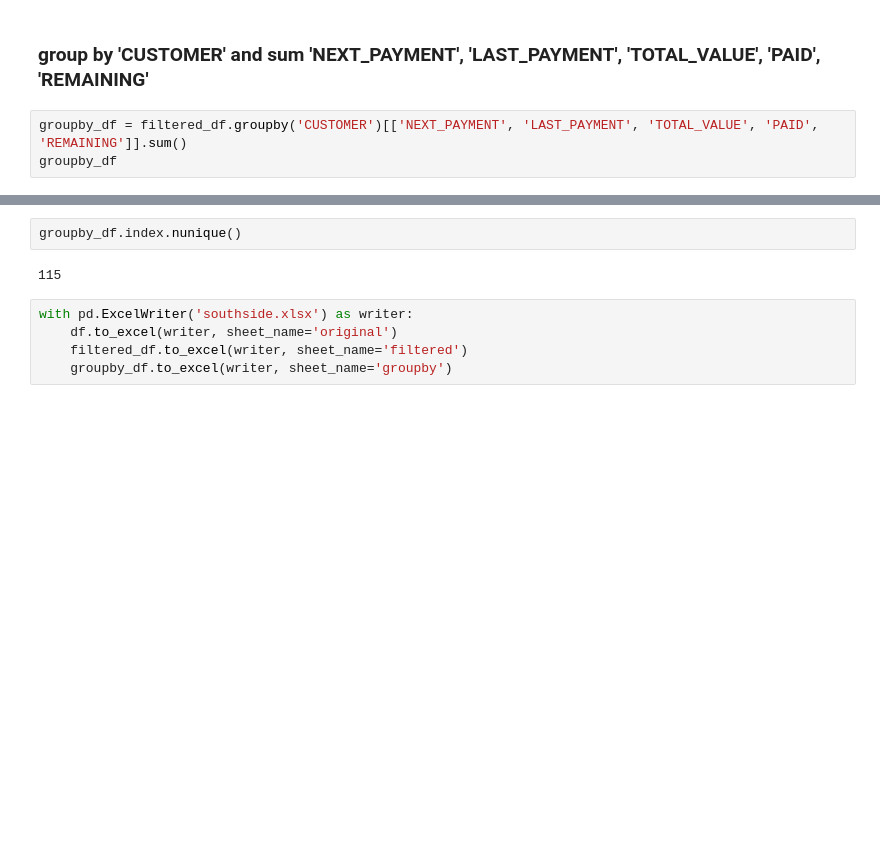
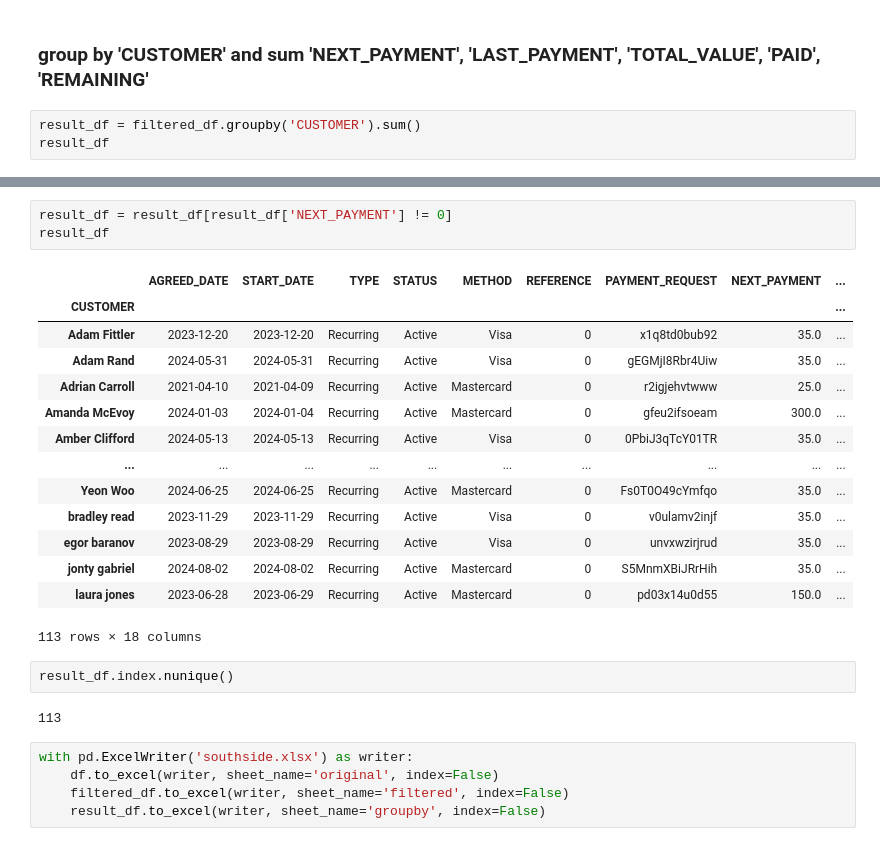
Before and after one commit to mkingopng/ZeroW, a Jupyter notebook: src/southside_membership_analysis.ipynb, the cells around one changed output, grey strips where cells are left out. Drawn from its saved outputs; the diff is of its cells as text; blank space fills up the shorter version.

```diff
--- a/src/southside_membership_analysis.ipynb
+++ b/src/southside_membership_analysis.ipynb
@@ -39,6 +39,6 @@ filtered_df
 # %% [markdown]
 ### group by 'CUSTOMER' and sum 'NEXT_PAYMENT', 'LAST_PAYMENT', 'TOTAL_VALUE', 'PAID', 'REMAINING'
 # %%
-groupby_df = filtered_df.groupby('CUSTOMER')[['NEXT_PAYMENT', 'LAST_PAYMENT', 'TOTAL_VALUE', 'PAID', 'REMAINING']].sum()
-groupby_df
+result_df = filtered_df.groupby('CUSTOMER').sum()
+result_df
 # %% [output]
@@ -59,9 +59,27 @@ groupby_df
+# %%
+result_df = result_df[result_df['NEXT_PAYMENT'] != 0]
+result_df
+# %% [output]
+|  | AGREED_DATE | START_DATE | TYPE | STATUS | METHOD | REFERENCE | PAYMENT_REQUEST | NEXT_PAYMENT | ... |
+| CUSTOMER |  |  |  |  |  |  |  |  | ... |
+| Adam Fittler | 2023-12-20 | 2023-12-20 | Recurring | Active | Visa | 0 | x1q8td0bub92 | 35.0 | ... |
+| Adam Rand | 2024-05-31 | 2024-05-31 | Recurring | Active | Visa | 0 | gEGMjI8Rbr4Uiw | 35.0 | ... |
+| Adrian Carroll | 2021-04-10 | 2021-04-09 | Recurring | Active | Mastercard | 0 | r2igjehvtwww | 25.0 | ... |
+| Amanda McEvoy | 2024-01-03 | 2024-01-04 | Recurring | Active | Mastercard | 0 | gfeu2ifsoeam | 300.0 | ... |
+| Amber Clifford | 2024-05-13 | 2024-05-13 | Recurring | Active | Visa | 0 | 0PbiJ3qTcY01TR | 35.0 | ... |
+| ... | ... | ... | ... | ... | ... | ... | ... | ... | ... |
+| Yeon Woo | 2024-06-25 | 2024-06-25 | Recurring | Active | Mastercard | 0 | Fs0T0O49cYmfqo | 35.0 | ... |
+| bradley read | 2023-11-29 | 2023-11-29 | Recurring | Active | Visa | 0 | v0ulamv2injf | 35.0 | ... |
+| egor baranov | 2023-08-29 | 2023-08-29 | Recurring | Active | Visa | 0 | unvxwzirjrud | 35.0 | ... |
+| jonty gabriel | 2024-08-02 | 2024-08-02 | Recurring | Active | Mastercard | 0 | S5MnmXBiJRrHih | 35.0 | ... |
+| laura jones | 2023-06-28 | 2023-06-29 | Recurring | Active | Mastercard | 0 | pd03x14u0d55 | 150.0 | ... |
+113 rows × 18 columns
 # %%
-groupby_df.index.nunique()
+result_df.index.nunique()
 # %% [output]
-115
+113
 # %%
 with pd.ExcelWriter('southside.xlsx') as writer:
-    df.to_excel(writer, sheet_name='original')
-    filtered_df.to_excel(writer, sheet_name='filtered')
-    groupby_df.to_excel(writer, sheet_name='groupby')
+    df.to_excel(writer, sheet_name='original', index=False)
+    filtered_df.to_excel(writer, sheet_name='filtered', index=False)
+    result_df.to_excel(writer, sheet_name='groupby', index=False)
```
Also changed, not shown: parts of 3 cells of this notebook, 23 other files.
